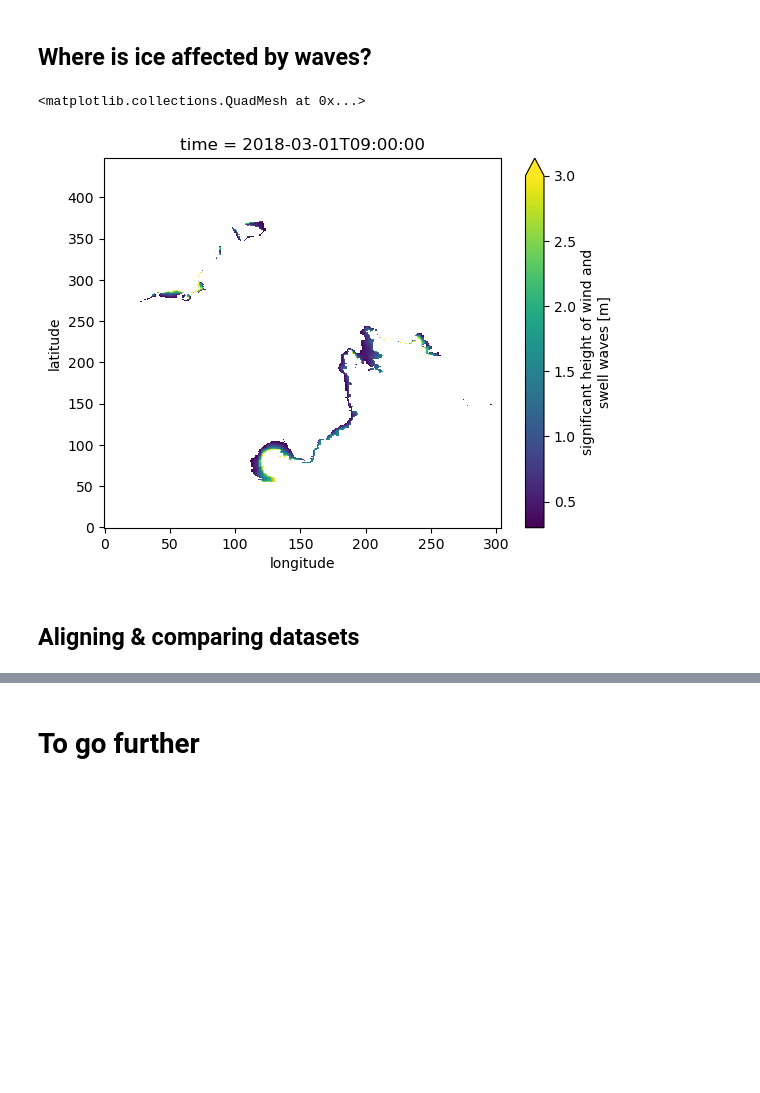
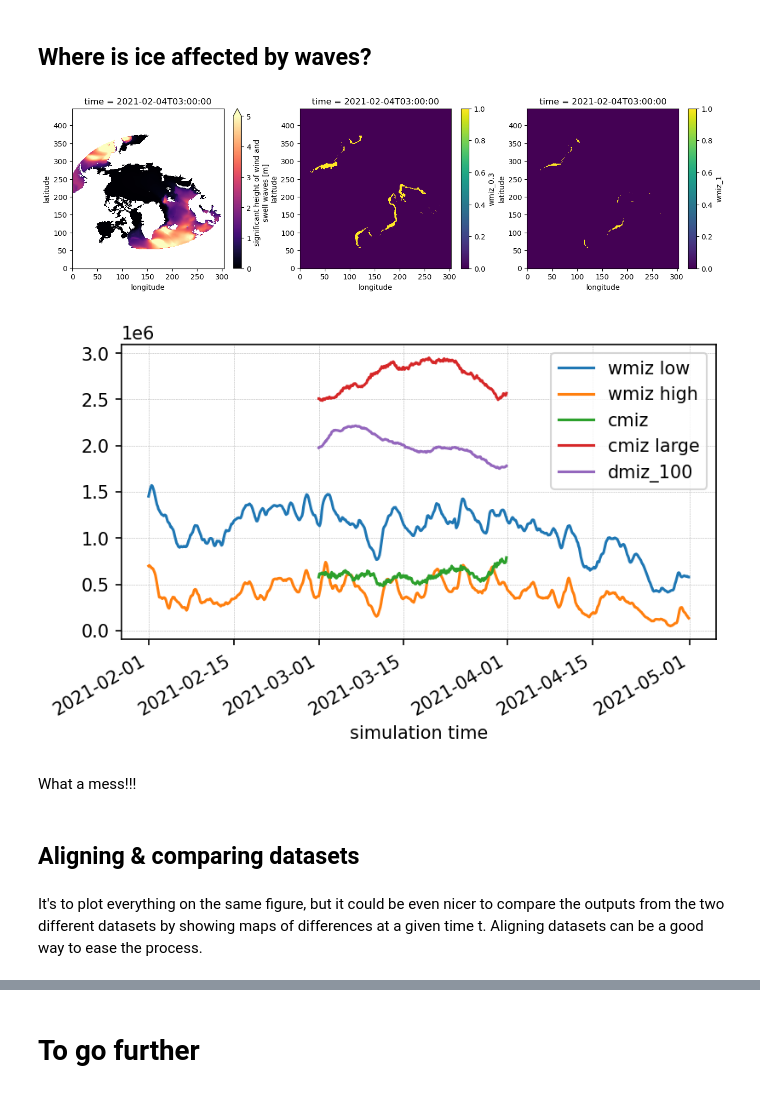
Before and after one commit to sasip-climate/notebooks-nextsim-workshop2025, a Jupyter notebook: tutorial_ww3-nextsim.ipynb, the cells around one changed output, grey strips where cells are left out. Saved outputs shown, nothing was run; the diff lists cells and outputs as text; code cells hidden in the pictures; blank space fills up the shorter version.

```diff
--- a/tutorial_ww3-nextsim.ipynb
+++ b/tutorial_ww3-nextsim.ipynb
@@ -314,12 +359,43 @@ All the same as for ds_nxm, just changes in the variables
 # %% [markdown]
 ## Where is ice affected by waves?
 # %%
-hs_threshold = 0.3
-ds_ww3["wmiz"] = ds_ww3["hs"].where( (ds_ww3['hs']>hs_threshold)  & (ds_ww3['ice']>0.15) )
+fig = plt.figure(figsize=(16,4))
+
+tt=25
+
+ax = fig.add_subplot(131)
+## Plot a quick snapshot
+ds_ww3['hs'].isel(time=tt).plot(cmap="magma",vmin=0,vmax=5)
+
+hs_threshold_list = [0.3 , 1]
+for ii, hs_threshold in enumerate(hs_threshold_list) :
+    ds_ww3[f"wmiz_{hs_threshold}"] = xr.where( (ds_ww3['hs']>hs_threshold)  & (ds_ww3['ice']>0.15), 1,0 )
+    ax = fig.add_subplot(1,3,ii+2)
+    ds_ww3[f"wmiz_{hs_threshold}"].isel(time=tt).plot()
+# %% [output]
+[figure, added]
 # %%
-ds_ww3["wmiz"].isel(time=3).plot(vmin=hs_threshold,vmax=3)
+### And we can also compute the timeseries, as we had done for cMIZ and dMIZ-
+wmiz_low_area_sum = (ds_ww3["wmiz_0.3"]*grid_area_ww3_da).sum(dim=("latitude", "longitude"))
+wmiz_high_area_sum = (ds_ww3["wmiz_1"]*grid_area_ww3_da).sum(dim=("latitude", "longitude"))
+
+#wmiz_area_sum = (ds_ww3["wmiz_1"]*grid_area_ww3_da).sum(dim=("latitude", "longitude"))
+
+fig = plt.figure(figsize=(6,3),dpi=150)
+wmiz_low_area_sum.plot(label="wmiz low")
+wmiz_high_area_sum.plot(label="wmiz high")
+
+cmiz_area_sum.plot(label="cmiz")
+cmiz_large_area_sum.plot(label="cmiz large")
+
+dmiz_100_area_sum.plot(label="dmiz_100")
+
+format_timeseries()
 # %% [output]
-<matplotlib.collections.QuadMesh at 0x...>
-[figure, old version]
+[figure, new version]
+# %% [markdown]
+What a mess!!!
 # %% [markdown]
 ## Aligning & comparing datasets
+# %% [markdown]
+It's to plot everything on the same figure, but it could be even nicer to compare the outputs from the two different datasets by showing maps of differences at a given time t. Aligning datasets can be a good way to ease the process.
```
Also changed, not shown: parts of 12 cells of this notebook.
